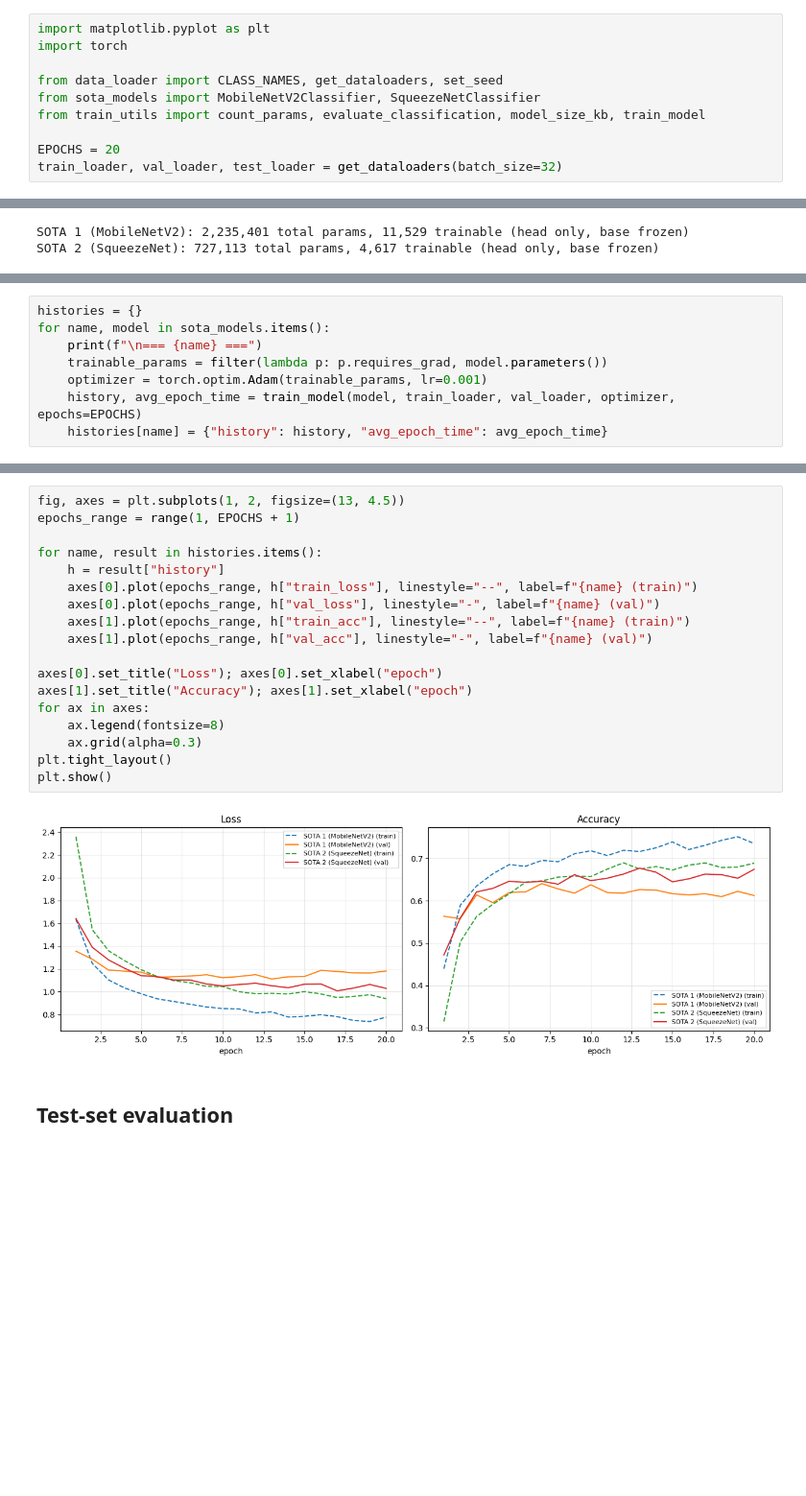
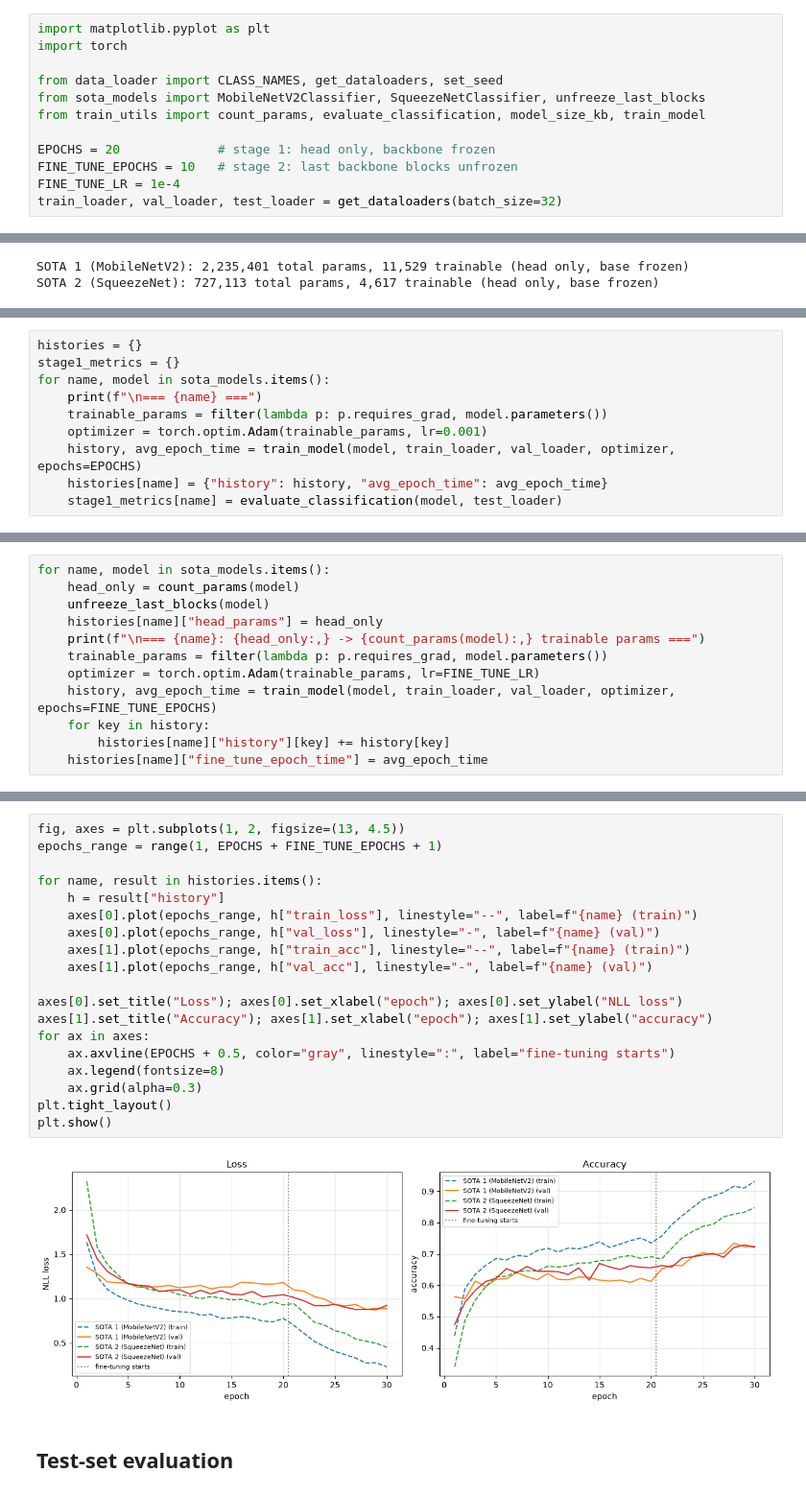
Before and after one commit to UmeshaJayakody/NeuralWave_EN3150_A03, a Jupyter notebook: sota_transfer_learning.ipynb, the cells around one changed output, grey strips where cells are left out. Shown at 96% size. Cells and saved outputs as stored; diff of their text form; blank space fills up the shorter version.

```diff
--- a/sota_transfer_learning.ipynb
+++ b/sota_transfer_learning.ipynb
@@ -12,10 +15,12 @@ import matplotlib.pyplot as plt
 import torch
 
 from data_loader import CLASS_NAMES, get_dataloaders, set_seed
-from sota_models import MobileNetV2Classifier, SqueezeNetClassifier
+from sota_models import MobileNetV2Classifier, SqueezeNetClassifier, unfreeze_last_blocks
 from train_utils import count_params, evaluate_classification, model_size_kb, train_model
 
-EPOCHS = 20
+EPOCHS = 20             # stage 1: head only, backbone frozen
+FINE_TUNE_EPOCHS = 10   # stage 2: last backbone blocks unfrozen
+FINE_TUNE_LR = 1e-4
 train_loader, val_loader, test_loader = get_dataloaders(batch_size=32)
 # %%
 set_seed()
@@ -34,11 +41,13 @@ SOTA 2 (SqueezeNet): 727,113 total params, 4,617 trainable (head only, base froz
 # %%
 histories = {}
+stage1_metrics = {}
 for name, model in sota_models.items():
     print(f"\n=== {name} ===")
     trainable_params = filter(lambda p: p.requires_grad, model.parameters())
     optimizer = torch.optim.Adam(trainable_params, lr=0.001)
     history, avg_epoch_time = train_model(model, train_loader, val_loader, optimizer, epochs=EPOCHS)
     histories[name] = {"history": history, "avg_epoch_time": avg_epoch_time}
+    stage1_metrics[name] = evaluate_classification(model, test_loader)
 # %% [output]
 === SOTA 1 (MobileNetV2) ===
 epoch 1/20  train_loss 1.6343 train_acc 0.439  val_loss 1.3543 val_acc 0.563
@@ -59,0 +73,12 @@ epoch 20/20  train_loss 0.9373 train_acc 0.689  val_loss 1.0276 val_acc 0.674
+# %%
+for name, model in sota_models.items():
+    head_only = count_params(model)
+    unfreeze_last_blocks(model)
+    histories[name]["head_params"] = head_only
+    print(f"\n=== {name}: {head_only:,} -> {count_params(model):,} trainable params ===")
+    trainable_params = filter(lambda p: p.requires_grad, model.parameters())
+    optimizer = torch.optim.Adam(trainable_params, lr=FINE_TUNE_LR)
+    history, avg_epoch_time = train_model(model, train_loader, val_loader, optimizer, epochs=FINE_TUNE_EPOCHS)
+    for key in history:
+        histories[name]["history"][key] += history[key]
+    histories[name]["fine_tune_epoch_time"] = avg_epoch_time
@@ -60,23 +105,24 @@ epoch 20/20  train_loss 0.9373 train_acc 0.689  val_loss 1.0276 val_acc 0.674
 # %%
 fig, axes = plt.subplots(1, 2, figsize=(13, 4.5))
-epochs_range = range(1, EPOCHS + 1)
+epochs_range = range(1, EPOCHS + FINE_TUNE_EPOCHS + 1)
 
 for name, result in histories.items():
     h = result["history"]
     axes[0].plot(epochs_range, h["train_loss"], linestyle="--", label=f"{name} (train)")
     axes[0].plot(epochs_range, h["val_loss"], linestyle="-", label=f"{name} (val)")
     axes[1].plot(epochs_range, h["train_acc"], linestyle="--", label=f"{name} (train)")
     axes[1].plot(epochs_range, h["val_acc"], linestyle="-", label=f"{name} (val)")
 
-axes[0].set_title("Loss"); axes[0].set_xlabel("epoch")
-axes[1].set_title("Accuracy"); axes[1].set_xlabel("epoch")
+axes[0].set_title("Loss"); axes[0].set_xlabel("epoch"); axes[0].set_ylabel("NLL loss")
+axes[1].set_title("Accuracy"); axes[1].set_xlabel("epoch"); axes[1].set_ylabel("accuracy")
 for ax in axes:
+    ax.axvline(EPOCHS + 0.5, color="gray", linestyle=":", label="fine-tuning starts")
     ax.legend(fontsize=8)
     ax.grid(alpha=0.3)
 plt.tight_layout()
 plt.show()
 # %% [output]
-[figure, old version]
+[figure, new version]
 # %% [markdown]
 ## Test-set evaluation
 # %%
```
Also changed, not shown: parts of 8 cells of this notebook, 6 other files.
